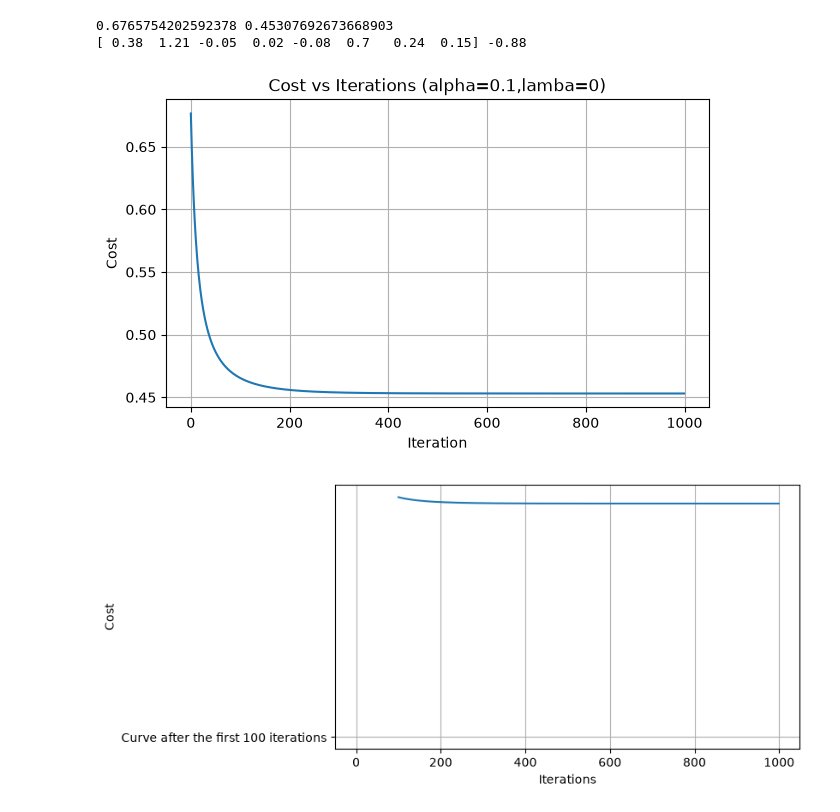
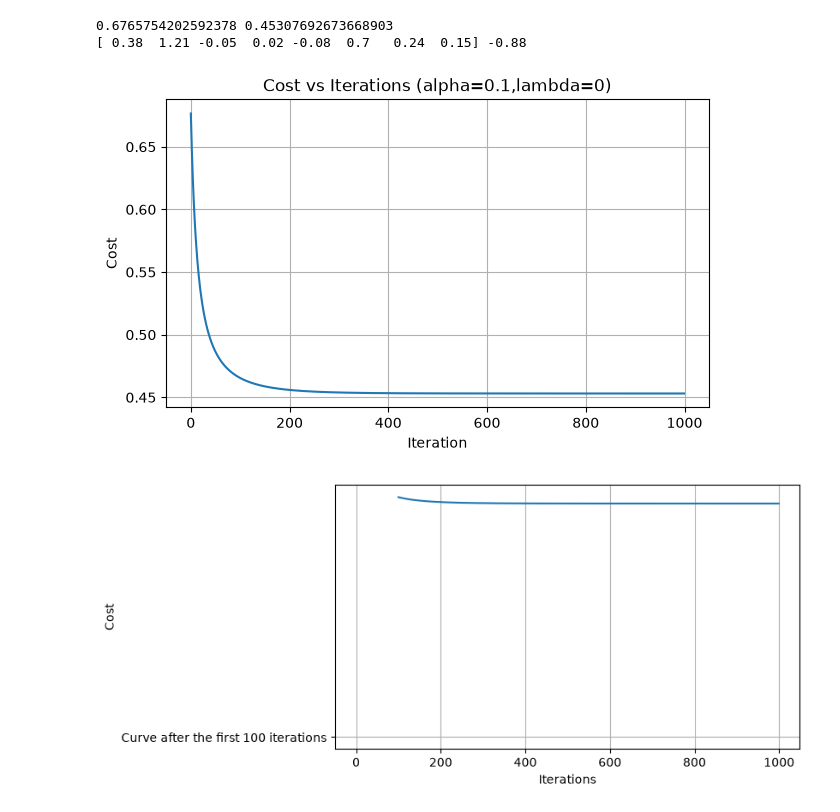
Before and after one commit to palaksobti567-eng/ml-journey, a Jupyter notebook: week3-logistic/logistic_regression.ipynb, the cells around one changed output. Cells and saved outputs as stored; diff of their text form; code cells hidden in the pictures.

```diff
--- a/week3-logistic/logistic_regression.ipynb
+++ b/week3-logistic/logistic_regression.ipynb
@@ -162,14 +162,14 @@ print(w.round(2), round(b, 2))
 # %%
 plt.figure(figsize=(7,4))
 plt.plot(history)
 plt.xlabel("Iteration")
 plt.ylabel("Cost")
-plt.title("Cost vs Iterations (alpha=0.1,lamba=0)")
+plt.title("Cost vs Iterations (alpha=0.1,lambda=0)")
 plt.grid(True)
 plt.savefig("cost-curve.png", dpi=150, bbox_inches="tight")
 plt.show()
 # %% [output]
-[figure, old version]
+[figure, new version]
 # %%
 plt.figure(figsize=(7,4))
 plt.plot(range(100,1000),history[100:])
```
Also changed, not shown: parts of 1 cell of this notebook, 2 other files.
